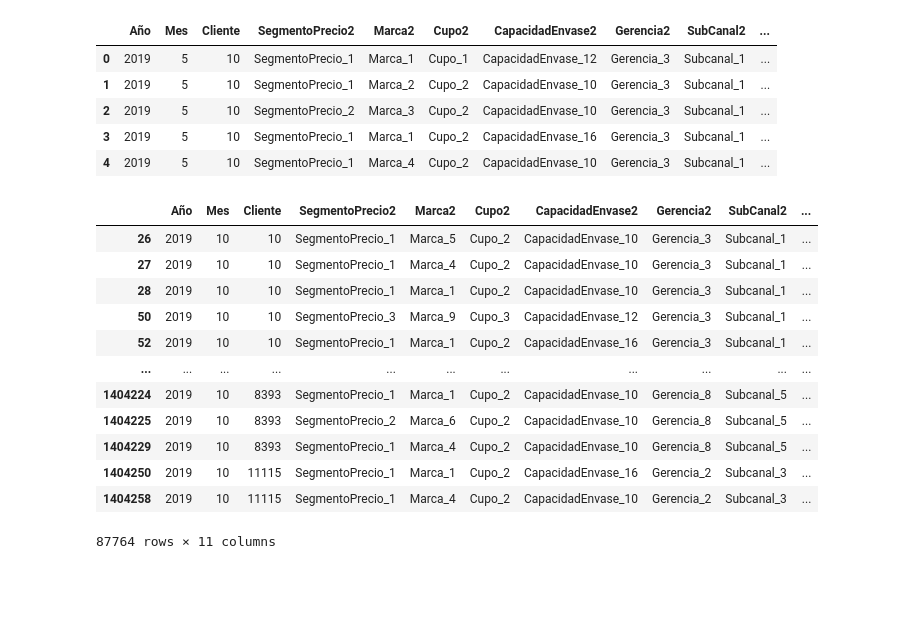
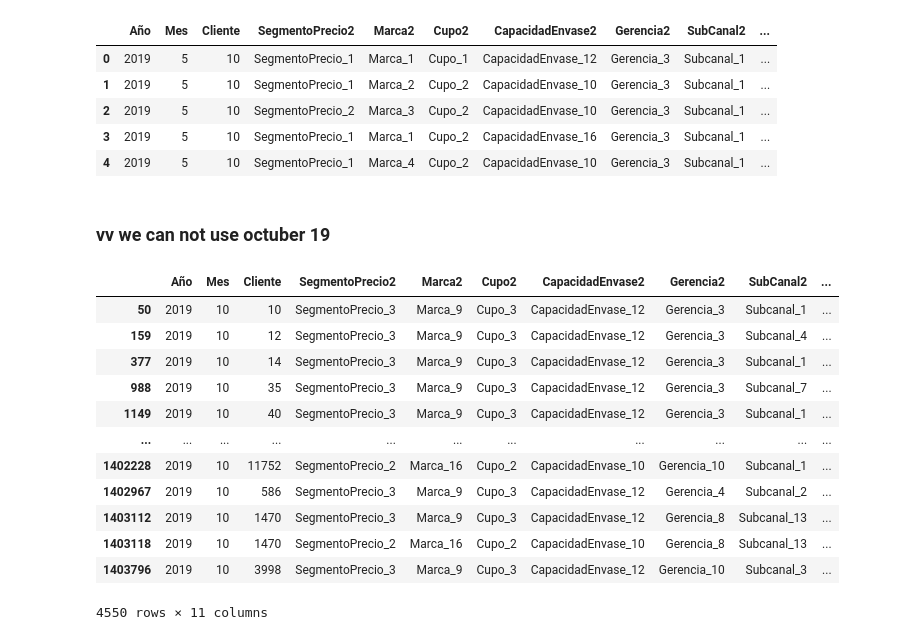
Before and after one commit to LauraTrujilloT/Datacup2020_TheCurlyPals_COL, a Jupyter notebook: notebooks/Oscar.ipynb, the cells around one changed output. Saved outputs shown, nothing was run; the diff lists cells and outputs as text; code cells hidden in the pictures; blank space fills up the shorter version.

```diff
--- a/notebooks/Oscar.ipynb
+++ b/notebooks/Oscar.ipynb
@@ -73,4 +102,2 @@ data.head()
 # %%
 data = data.drop('Regional2', axis=1)
-data = data.drop(data[data['nr'] <= 0].index, axis=0)
-data.head()
@@ -92,19 +117,27 @@ data.head()
 | 2 | 2019 | 5 | 10 | SegmentoPrecio_2 | Marca_3 | Cupo_2 | CapacidadEnvase_10 | Gerencia_3 | Subcanal_1 | ... |
 | 3 | 2019 | 5 | 10 | SegmentoPrecio_1 | Marca_1 | Cupo_2 | CapacidadEnvase_16 | Gerencia_3 | Subcanal_1 | ... |
 | 4 | 2019 | 5 | 10 | SegmentoPrecio_1 | Marca_4 | Cupo_2 | CapacidadEnvase_10 | Gerencia_3 | Subcanal_1 | ... |
-# %%
-data[data['Mes'] == 10]
-# %% [output]
-|  | Año | Mes | Cliente | SegmentoPrecio2 | Marca2 | Cupo2 | CapacidadEnvase2 | Gerencia2 | SubCanal2 | ... |
-| 26 | 2019 | 10 | 10 | SegmentoPrecio_1 | Marca_5 | Cupo_2 | CapacidadEnvase_10 | Gerencia_3 | Subcanal_1 | ... |
-| 27 | 2019 | 10 | 10 | SegmentoPrecio_1 | Marca_4 | Cupo_2 | CapacidadEnvase_10 | Gerencia_3 | Subcanal_1 | ... |
-| 28 | 2019 | 10 | 10 | SegmentoPrecio_1 | Marca_1 | Cupo_2 | CapacidadEnvase_10 | Gerencia_3 | Subcanal_1 | ... |
-| 50 | 2019 | 10 | 10 | SegmentoPrecio_3 | Marca_9 | Cupo_3 | CapacidadEnvase_12 | Gerencia_3 | Subcanal_1 | ... |
-| 52 | 2019 | 10 | 10 | SegmentoPrecio_1 | Marca_1 | Cupo_2 | CapacidadEnvase_16 | Gerencia_3 | Subcanal_1 | ... |
-| ... | ... | ... | ... | ... | ... | ... | ... | ... | ... | ... |
-| 1404224 | 2019 | 10 | 8393 | SegmentoPrecio_1 | Marca_1 | Cupo_2 | CapacidadEnvase_10 | Gerencia_8 | Subcanal_5 | ... |
-| 1404225 | 2019 | 10 | 8393 | SegmentoPrecio_2 | Marca_6 | Cupo_2 | CapacidadEnvase_10 | Gerencia_8 | Subcanal_5 | ... |
-| 1404229 | 2019 | 10 | 8393 | SegmentoPrecio_1 | Marca_4 | Cupo_2 | CapacidadEnvase_10 | Gerencia_8 | Subcanal_5 | ... |
-| 1404250 | 2019 | 10 | 11115 | SegmentoPrecio_1 | Marca_1 | Cupo_2 | CapacidadEnvase_16 | Gerencia_2 | Subcanal_3 | ... |
-| 1404258 | 2019 | 10 | 11115 | SegmentoPrecio_1 | Marca_4 | Cupo_2 | CapacidadEnvase_10 | Gerencia_2 | Subcanal_3 | ... |
-87764 rows × 11 columns
+# %% [markdown]
+### vv we can not use octuber 19
+# %%
+octuber = data[data['Mes'] == 10].query('(Marca2 == "Marca_20" and Cupo2 == "Cupo_3" and CapacidadEnvase2 == "CapacidadEnvase_9") \
+                            or (Marca2 == "Marca_16" and Cupo2 == "Cupo_2" and CapacidadEnvase2 == "CapacidadEnvase_10")\
+                            or (Marca2 == "Marca_9" and Cupo2 == "Cupo_3" and CapacidadEnvase2 == "CapacidadEnvase_12")\
+                            or (Marca2 == "Marca_38" and Cupo2 == "Cupo_2" and CapacidadEnvase2 == "CapacidadEnvase_10")\
+                            or (Marca2 == "Marca_39" and Cupo2 == "Cupo_2" and CapacidadEnvase2 == "CapacidadEnvase_10")'
+                             )
+octuber# .sort_values('Año')
+# %% [output]
+|  | Año | Mes | Cliente | SegmentoPrecio2 | Marca2 | Cupo2 | CapacidadEnvase2 | Gerencia2 | SubCanal2 | ... |
+| 50 | 2019 | 10 | 10 | SegmentoPrecio_3 | Marca_9 | Cupo_3 | CapacidadEnvase_12 | Gerencia_3 | Subcanal_1 | ... |
+| 159 | 2019 | 10 | 12 | SegmentoPrecio_3 | Marca_9 | Cupo_3 | CapacidadEnvase_12 | Gerencia_3 | Subcanal_4 | ... |
+| 377 | 2019 | 10 | 14 | SegmentoPrecio_3 | Marca_9 | Cupo_3 | CapacidadEnvase_12 | Gerencia_3 | Subcanal_1 | ... |
+| 988 | 2019 | 10 | 35 | SegmentoPrecio_3 | Marca_9 | Cupo_3 | CapacidadEnvase_12 | Gerencia_3 | Subcanal_7 | ... |
+| 1149 | 2019 | 10 | 40 | SegmentoPrecio_3 | Marca_9 | Cupo_3 | CapacidadEnvase_12 | Gerencia_3 | Subcanal_1 | ... |
+| ... | ... | ... | ... | ... | ... | ... | ... | ... | ... | ... |
+| 1402228 | 2019 | 10 | 11752 | SegmentoPrecio_2 | Marca_16 | Cupo_2 | CapacidadEnvase_10 | Gerencia_10 | Subcanal_1 | ... |
+| 1402967 | 2019 | 10 | 586 | SegmentoPrecio_3 | Marca_9 | Cupo_3 | CapacidadEnvase_12 | Gerencia_4 | Subcanal_2 | ... |
+| 1403112 | 2019 | 10 | 1470 | SegmentoPrecio_3 | Marca_9 | Cupo_3 | CapacidadEnvase_12 | Gerencia_8 | Subcanal_13 | ... |
+| 1403118 | 2019 | 10 | 1470 | SegmentoPrecio_2 | Marca_16 | Cupo_2 | CapacidadEnvase_10 | Gerencia_8 | Subcanal_13 | ... |
+| 1403796 | 2019 | 10 | 3998 | SegmentoPrecio_3 | Marca_9 | Cupo_3 | CapacidadEnvase_12 | Gerencia_10 | Subcanal_3 | ... |
+4550 rows × 11 columns
```
Also changed, not shown: parts of 25 cells of this notebook.
